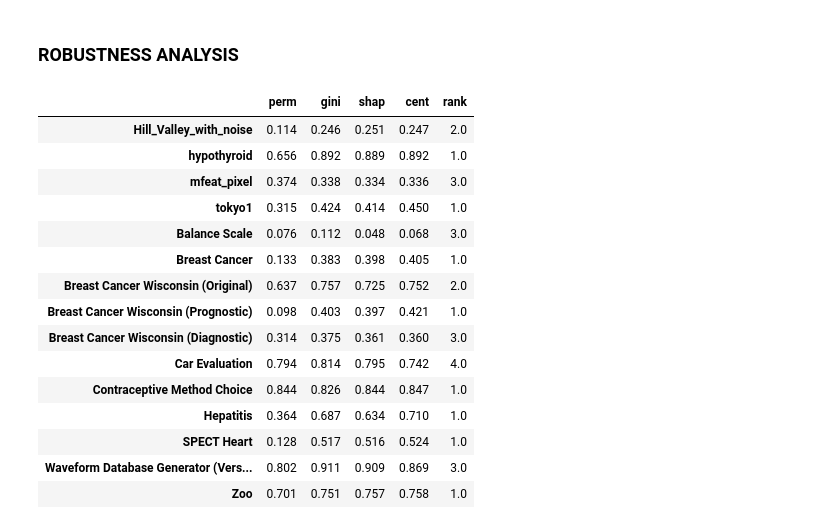
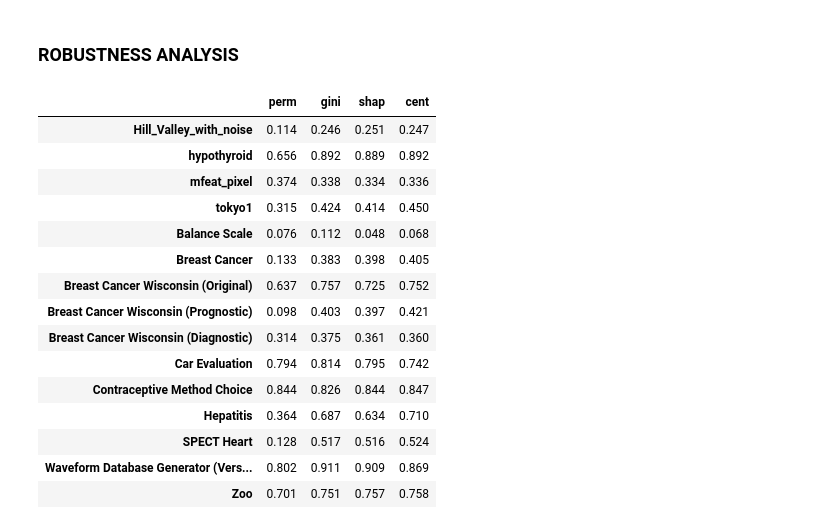
Before and after one commit to ChristelSirocchi/rule-graph, a Jupyter notebook: Benchmark_experiments_notebook.ipynb, the cells around one changed output. Drawn from its saved outputs; the diff is of its cells as text; code cells hidden in the pictures.

```diff
--- a/Benchmark_experiments_notebook.ipynb
+++ b/Benchmark_experiments_notebook.ipynb
@@ -492,0 +496,9 @@ sel_df_names = sel1 + sel2
+# %%
+# perform nested cross-validation
+outer_cv = StratifiedKFold(n_splits=10, shuffle=True, random_state=42)
+inner_cv = StratifiedKFold(n_splits=5, shuffle=True, random_state=42)
+
+param_grid = {
+             'criterion': ['gini', 'entropy'],
+             'max_depth': np.linspace(4,30,13).astype(int),
+             }
@@ -552,22 +691,22 @@ for df_name in sel_df_names:
 # %%
 all_rob_df = pd.DataFrame(all_rob).T[selected_methods]
 all_rob_df.columns = ["perm", "gini", "shap", "cent"]
-all_rob_df["rank"] = all_rob_df.T.rank(ascending = False).loc["cent"]
+#all_rob_df["rank"] = all_rob_df.T.rank(ascending = False).loc["cent"]
 all_rob_df.round(3)
 # %% [output]
-|  | perm | gini | shap | cent | rank |
-| Hill_Valley_with_noise | 0.114 | 0.246 | 0.251 | 0.247 | 2.0 |
-| hypothyroid | 0.656 | 0.892 | 0.889 | 0.892 | 1.0 |
-| mfeat_pixel | 0.374 | 0.338 | 0.334 | 0.336 | 3.0 |
-| tokyo1 | 0.315 | 0.424 | 0.414 | 0.450 | 1.0 |
-| Balance Scale | 0.076 | 0.112 | 0.048 | 0.068 | 3.0 |
-| Breast Cancer | 0.133 | 0.383 | 0.398 | 0.405 | 1.0 |
-| Breast Cancer Wisconsin (Original) | 0.637 | 0.757 | 0.725 | 0.752 | 2.0 |
-| Breast Cancer Wisconsin (Prognostic) | 0.098 | 0.403 | 0.397 | 0.421 | 1.0 |
-| Breast Cancer Wisconsin (Diagnostic) | 0.314 | 0.375 | 0.361 | 0.360 | 3.0 |
-| Car Evaluation | 0.794 | 0.814 | 0.795 | 0.742 | 4.0 |
-| Contraceptive Method Choice | 0.844 | 0.826 | 0.844 | 0.847 | 1.0 |
-| Hepatitis | 0.364 | 0.687 | 0.634 | 0.710 | 1.0 |
-| SPECT Heart | 0.128 | 0.517 | 0.516 | 0.524 | 1.0 |
-| Waveform Database Generator (Vers... | 0.802 | 0.911 | 0.909 | 0.869 | 3.0 |
-| Zoo | 0.701 | 0.751 | 0.757 | 0.758 | 1.0 |
+|  | perm | gini | shap | cent |
+| Hill_Valley_with_noise | 0.114 | 0.246 | 0.251 | 0.247 |
+| hypothyroid | 0.656 | 0.892 | 0.889 | 0.892 |
+| mfeat_pixel | 0.374 | 0.338 | 0.334 | 0.336 |
+| tokyo1 | 0.315 | 0.424 | 0.414 | 0.450 |
+| Balance Scale | 0.076 | 0.112 | 0.048 | 0.068 |
+| Breast Cancer | 0.133 | 0.383 | 0.398 | 0.405 |
+| Breast Cancer Wisconsin (Original) | 0.637 | 0.757 | 0.725 | 0.752 |
+| Breast Cancer Wisconsin (Prognostic) | 0.098 | 0.403 | 0.397 | 0.421 |
+| Breast Cancer Wisconsin (Diagnostic) | 0.314 | 0.375 | 0.361 | 0.360 |
+| Car Evaluation | 0.794 | 0.814 | 0.795 | 0.742 |
+| Contraceptive Method Choice | 0.844 | 0.826 | 0.844 | 0.847 |
+| Hepatitis | 0.364 | 0.687 | 0.634 | 0.710 |
+| SPECT Heart | 0.128 | 0.517 | 0.516 | 0.524 |
+| Waveform Database Generator (Vers... | 0.802 | 0.911 | 0.909 | 0.869 |
+| Zoo | 0.701 | 0.751 | 0.757 | 0.758 |
```
Also changed, not shown: parts of 11 cells of this notebook.
